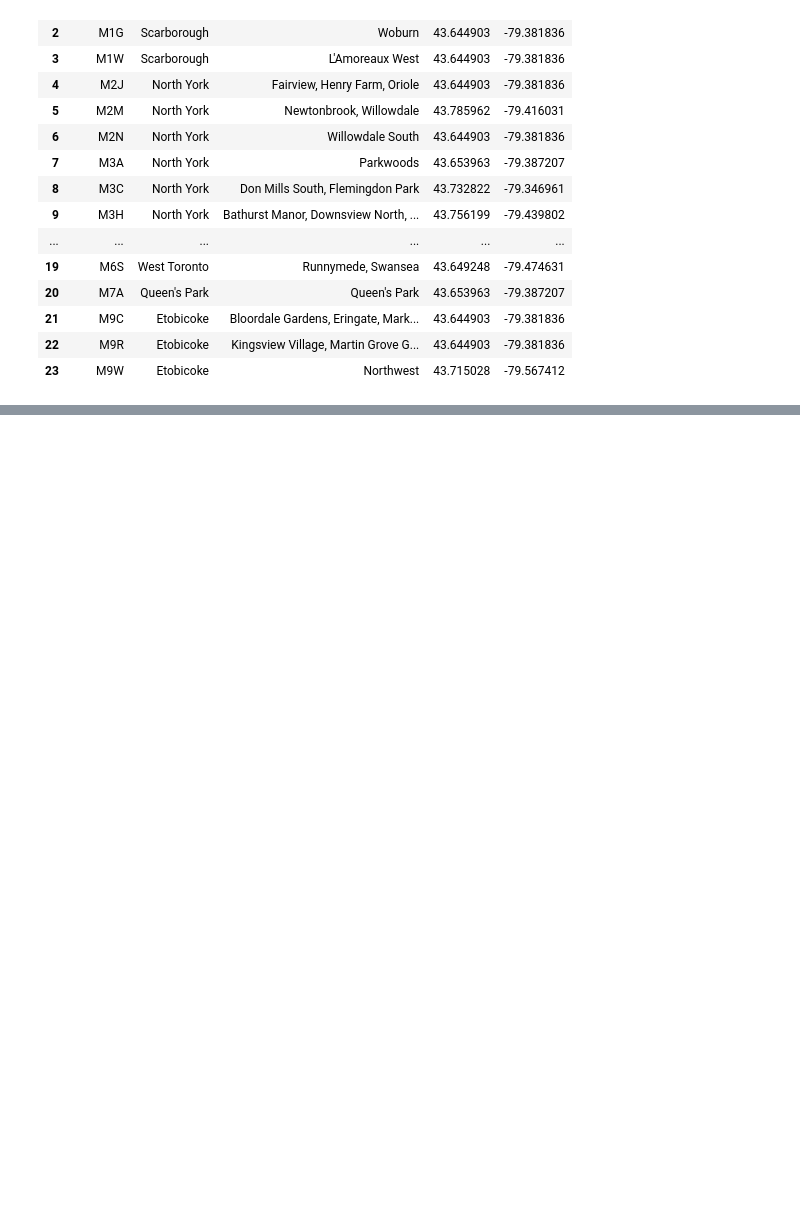
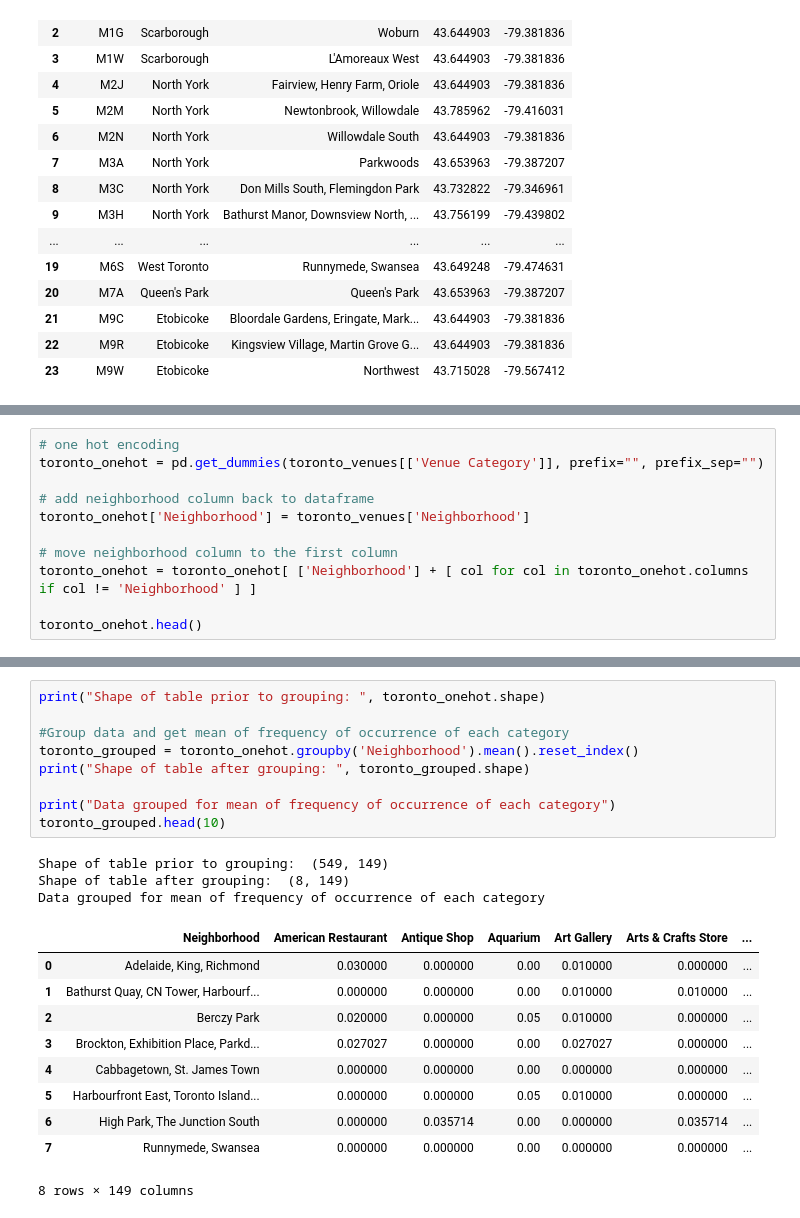
Before and after one commit to sujita20/Coursera_Capstone, a Jupyter notebook: Segmenting and Clustering Toronto.ipynb, the cells around one changed output, grey strips where cells are left out. Cells and saved outputs as stored; diff of their text form; blank space fills up the shorter version.

```diff
--- a/Segmenting and Clustering Toronto.ipynb
+++ b/Segmenting and Clustering Toronto.ipynb
@@ -312,0 +615,11 @@ Table shape after removing postcodes with no location values:  (24, 5)
+# %%
+# one hot encoding
+toronto_onehot = pd.get_dummies(toronto_venues[['Venue Category']], prefix="", prefix_sep="")
+
+# add neighborhood column back to dataframe
+toronto_onehot['Neighborhood'] = toronto_venues['Neighborhood']
+
+# move neighborhood column to the first column
+toronto_onehot = toronto_onehot[ ['Neighborhood'] + [ col for col in toronto_onehot.columns if col != 'Neighborhood' ] ]
+
+toronto_onehot.head()
@@ -312,0 +634,23 @@ Table shape after removing postcodes with no location values:  (24, 5)
+# %%
+print("Shape of table prior to grouping: ", toronto_onehot.shape)
+
+#Group data and get mean of frequency of occurrence of each category
+toronto_grouped = toronto_onehot.groupby('Neighborhood').mean().reset_index()
+print("Shape of table after grouping: ", toronto_grouped.shape)
+
+print("Data grouped for mean of frequency of occurrence of each category")
+toronto_grouped.head(10)
+# %% [output]
+Shape of table prior to grouping:  (549, 149)
+Shape of table after grouping:  (8, 149)
+Data grouped for mean of frequency of occurrence of each category
+|  | Neighborhood | American Restaurant | Antique Shop | Aquarium | Art Gallery | Arts & Crafts Store | ... |
+| 0 | Adelaide, King, Richmond | 0.030000 | 0.000000 | 0.00 | 0.010000 | 0.000000 | ... |
+| 1 | Bathurst Quay, CN Tower, Harbourf... | 0.000000 | 0.000000 | 0.00 | 0.010000 | 0.010000 | ... |
+| 2 | Berczy Park | 0.020000 | 0.000000 | 0.05 | 0.010000 | 0.000000 | ... |
+| 3 | Brockton, Exhibition Place, Parkd... | 0.027027 | 0.000000 | 0.00 | 0.027027 | 0.000000 | ... |
+| 4 | Cabbagetown, St. James Town | 0.000000 | 0.000000 | 0.00 | 0.000000 | 0.000000 | ... |
+| 5 | Harbourfront East, Toronto Island... | 0.000000 | 0.000000 | 0.05 | 0.010000 | 0.000000 | ... |
+| 6 | High Park, The Junction South | 0.000000 | 0.035714 | 0.00 | 0.000000 | 0.035714 | ... |
+| 7 | Runnymede, Swansea | 0.000000 | 0.000000 | 0.00 | 0.000000 | 0.000000 | ... |
+8 rows × 149 columns
```
Also changed, not shown: parts of 37 cells of this notebook.
